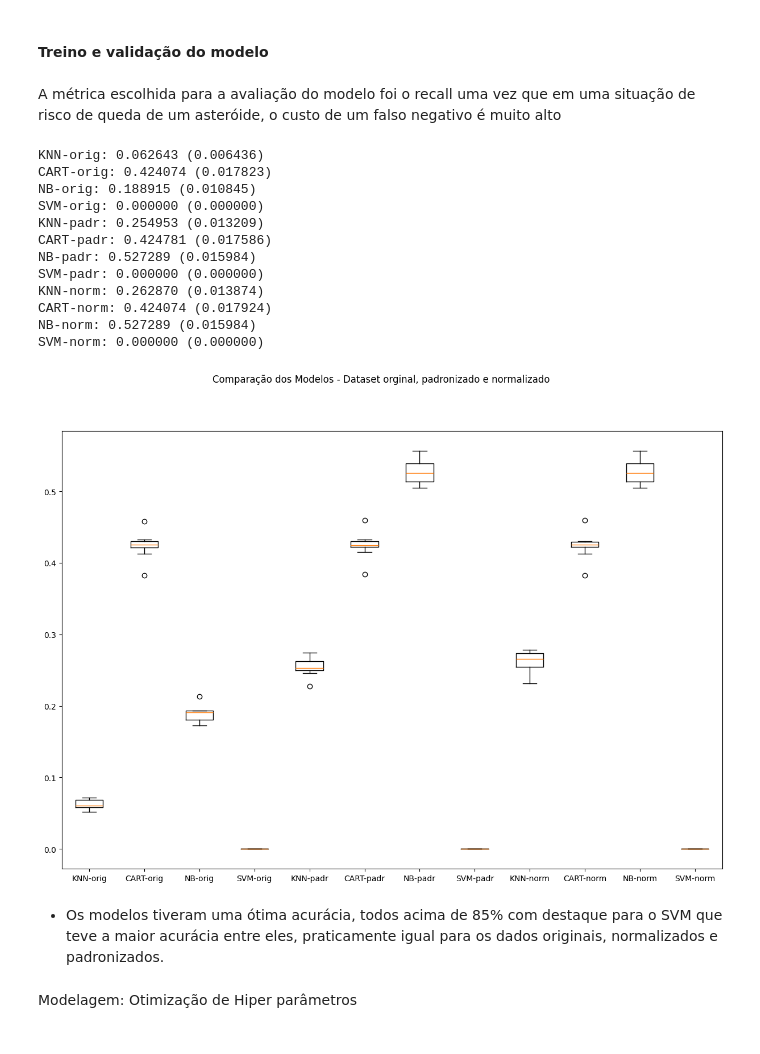
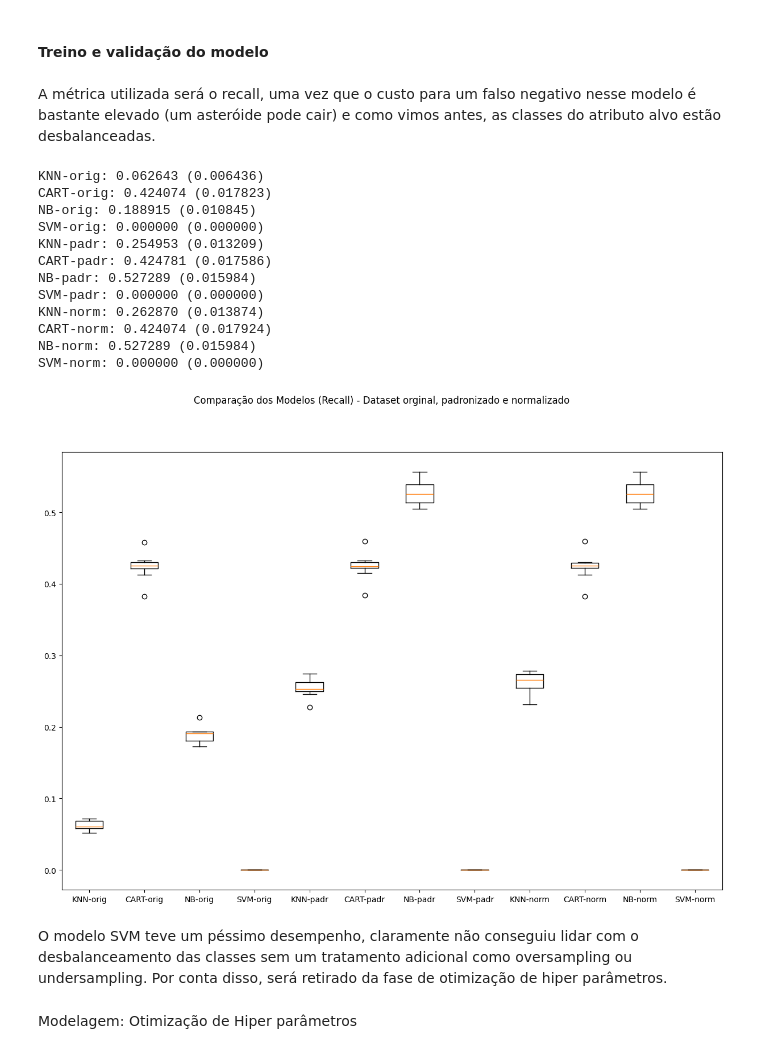
Before and after one commit to NephilimJaeger/mvp-model-fullstack, a Jupyter notebook: data/model_training.ipynb, the cells around one changed output. Cells and saved outputs as stored; diff of their text form; code cells hidden in the pictures.

Commit message:
Finalização do modelo de Mahine Learning

```diff
--- a/data/model_training.ipynb
+++ b/data/model_training.ipynb
@@ -196,8 +207,8 @@ X_train, X_test, y_train, y_test = train_test_split(X, y, test_size = test_size,
 scoring = "recall"
 num_particoes = 10
 kfold = StratifiedKFold(n_splits=num_particoes, shuffle=True, random_state=seed)
-# %% [markdown]
-A métrica escolhida para a avaliação do modelo foi o recall uma vez que em uma situação de risco de queda de um asteróide, o custo de um falso negativo é muito alto
+# %% [markdown]
+A métrica utilizada será o recall, uma vez que o custo para um falso negativo nesse modelo é bastante elevado (um asteróide pode cair) e como vimos antes, as classes do atributo alvo estão desbalanceadas.
 # %%
 def evaluate(to_eval, X_train, y_train, kfold, scoring):
     """
@@ -259,38 +270,37 @@ models = [knn, cart, naive_bayes, svm]
 standard_scaler = ('StandardScaler', StandardScaler())
 min_max_scaler = ('MinMaxScaler', MinMaxScaler())
 
 scalers = [standard_scaler, min_max_scaler]
 
 #Tipos de datasets que serão avaliados
 dataset_types = ['original', 'padronizado', 'normalizado']
 
 #Cria um pipeline para cada modelo e tipo de dataset
 pipelines = create_pipelines(models, scalers, dataset_types)
-
 results, names = evaluate(pipelines, X_train, y_train, kfold, scoring)
 
 fig = plt.figure(figsize=(15,10))
-fig.suptitle('Comparação dos Modelos - Dataset orginal, padronizado e normalizado')
+fig.suptitle('Comparação dos Modelos (Recall) - Dataset orginal, padronizado e normalizado')
 ax = fig.add_subplot(111)
 plt.boxplot(results)
 ax.set_xticklabels(names)
 plt.show()
 # %% [output]
 KNN-orig: 0.062643 (0.006436)
 CART-orig: 0.424074 (0.017823)
 NB-orig: 0.188915 (0.010845)
 SVM-orig: 0.000000 (0.000000)
 KNN-padr: 0.254953 (0.013209)
 CART-padr: 0.424781 (0.017586)
 NB-padr: 0.527289 (0.015984)
 SVM-padr: 0.000000 (0.000000)
 KNN-norm: 0.262870 (0.013874)
 CART-norm: 0.424074 (0.017924)
 NB-norm: 0.527289 (0.015984)
 SVM-norm: 0.000000 (0.000000)
-[figure, old version]
+[figure, new version]
-# %% [markdown]
-- Os modelos tiveram uma ótima acurácia, todos acima de 85% com destaque para o SVM que teve a maior acurácia entre eles, praticamente igual para os dados originais, normalizados e padronizados.
+# %% [markdown]
+O modelo SVM teve um péssimo desempenho, claramente não conseguiu lidar com o desbalanceamento das classes sem um tratamento adicional como oversampling ou undersampling. Por conta disso, será retirado da fase de otimização de hiper parâmetros.
 # %% [markdown]
 Modelagem: Otimização de Hiper parâmetros
 # %%
```
Also changed, not shown: parts of 9 cells of this notebook.
